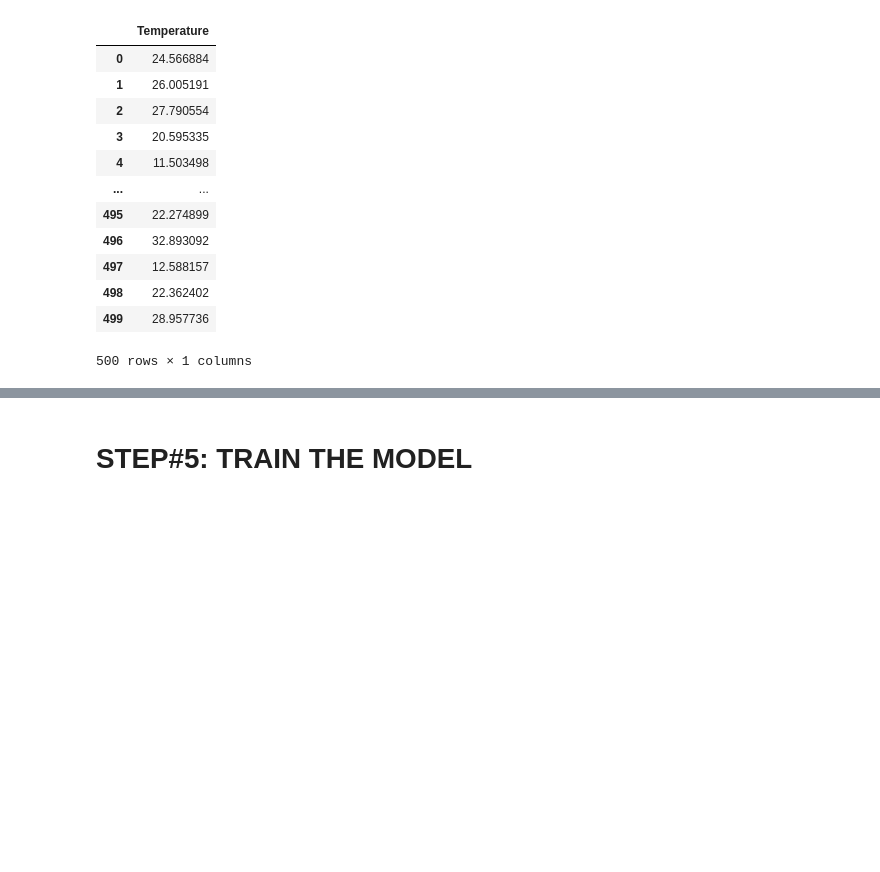
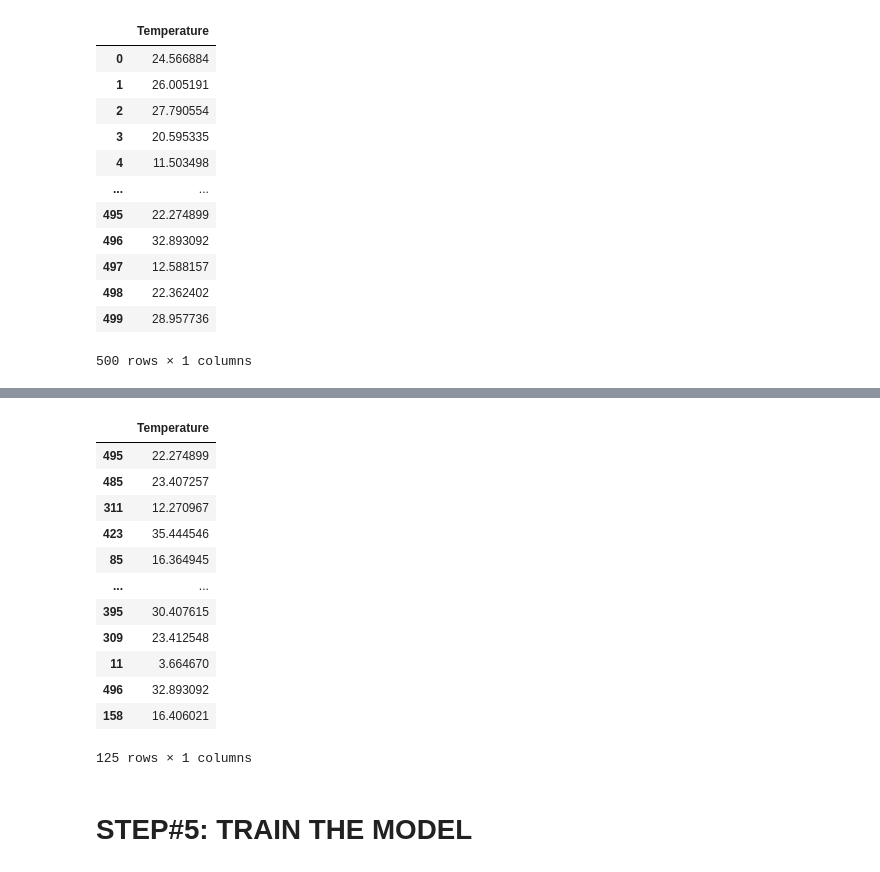
Before and after one commit to kwakyebrilliant/simplelinearregression, a Jupyter notebook: Simple Linear Regression - Ice Cream Revenue Prediction.ipynb, the cells around one changed output, grey strips where cells are left out. Drawn from its saved outputs; the diff is of its cells as text; code cells hidden in the pictures; blank space fills up the shorter version.

```diff
--- a/Simple Linear Regression - Ice Cream Revenue Prediction.ipynb
+++ b/Simple Linear Regression - Ice Cream Revenue Prediction.ipynb
@@ -145,3 +161,19 @@ X_train, X_test, y_train, y_test = train_test_split(X, y, test_size=0.25)
+# %%
+X_test
+# %% [output]
+|  | Temperature |
+| 495 | 22.274899 |
+| 485 | 23.407257 |
+| 311 | 12.270967 |
+| 423 | 35.444546 |
+| 85 | 16.364945 |
+| ... | ... |
+| 395 | 30.407615 |
+| 309 | 23.412548 |
+| 11 | 3.664670 |
+| 496 | 32.893092 |
+| 158 | 16.406021 |
+125 rows × 1 columns
 # %% [markdown]
 # STEP#5: TRAIN THE MODEL
 # %%
```
Also changed, not shown: parts of 1 cell of this notebook.
